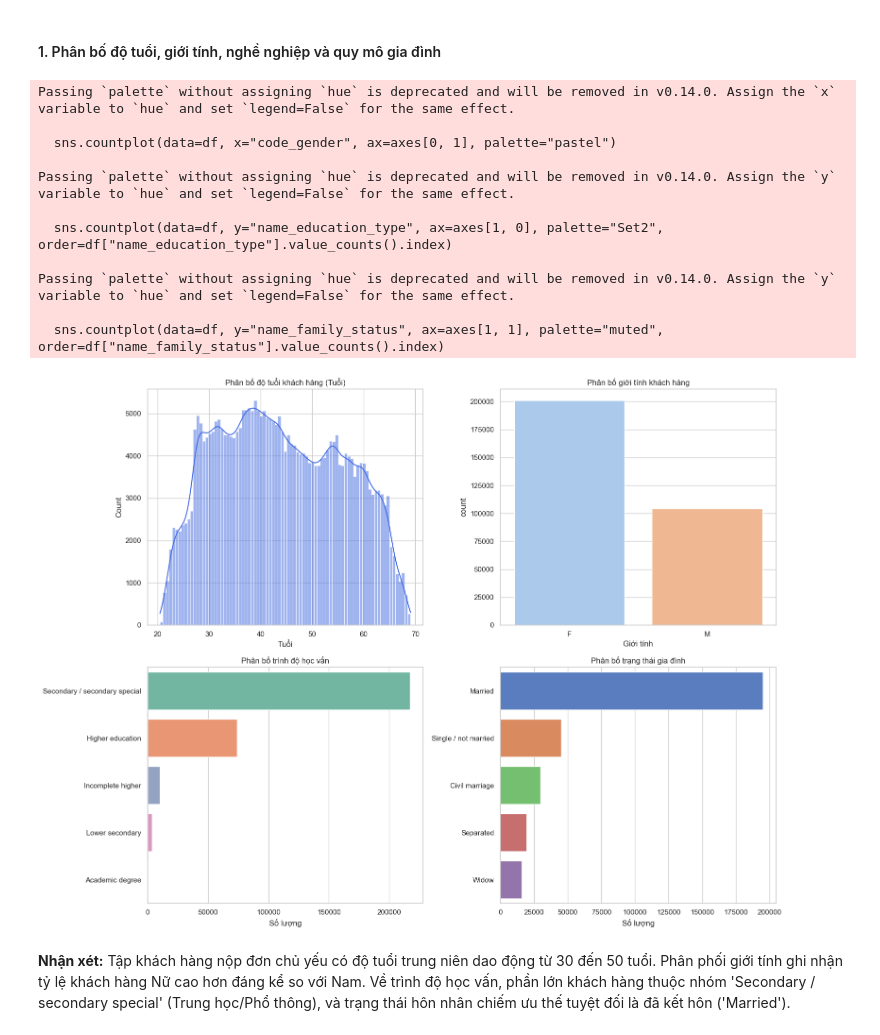
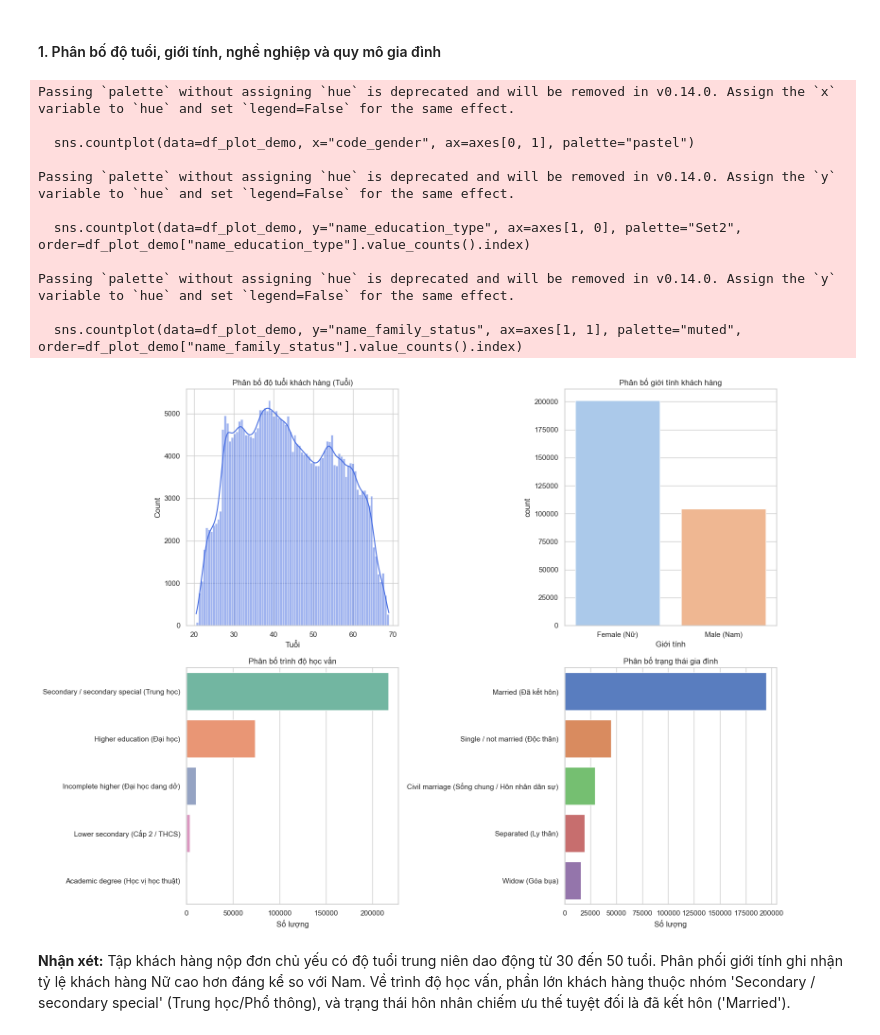
Before and after one commit to thanhhung9720001-collab/credit-risk-classifier, a Jupyter notebook: notebooks/04_eda_visualization.ipynb, the cells around one changed output. Cells and saved outputs as stored; diff of their text form; code cells hidden in the pictures.

```diff
--- a/notebooks/04_eda_visualization.ipynb
+++ b/notebooks/04_eda_visualization.ipynb
@@ -183,45 +183,74 @@ Name: target, dtype: float64
 # %% [markdown]
 #### 1. Phân bố độ tuổi, giới tính, nghề nghiệp và quy mô gia đình
 # %%
+# Tạo bản sao tạm thời để map nhãn tiếng Việt phục vụ trực quan hóa
+df_plot_demo = df.copy()
+
+gender_map = {
+    "F": "Female (Nữ)",
+    "M": "Male (Nam)",
+    "XNA": "XNA (Chưa xác định)"
+}
+df_plot_demo['code_gender'] = df_plot_demo['code_gender'].map(gender_map).fillna(df_plot_demo['code_gender'])
+
+education_map = {
+    "Secondary / secondary special": "Secondary / secondary special (Trung học)",
+    "Higher education": "Higher education (Đại học)",
+    "Incomplete higher": "Incomplete higher (Đại học dang dở)",
+    "Lower secondary": "Lower secondary (Cấp 2 / THCS)",
+    "Academic degree": "Academic degree (Học vị học thuật)"
+}
+df_plot_demo['name_education_type'] = df_plot_demo['name_education_type'].map(education_map).fillna(df_plot_demo['name_education_type'])
+
+family_map = {
+    "Married": "Married (Đã kết hôn)",
+    "Single / not married": "Single / not married (Độc thân)",
+    "Civil marriage": "Civil marriage (Sống chung / Hôn nhân dân sự)",
+    "Separated": "Separated (Ly thân)",
+    "Widow": "Widow (Góa bụa)",
+    "Unknown": "Unknown (Chưa xác định)"
+}
+df_plot_demo['name_family_status'] = df_plot_demo['name_family_status'].map(family_map).fillna(df_plot_demo['name_family_status'])
+
 fig, axes = plt.subplots(2, 2, figsize=(16, 12))
 
 # 1. Phân bố độ tuổi
-sns.histplot(data=df, x="age", kde=True, ax=axes[0, 0], color="royalblue")
+sns.histplot(data=df_plot_demo, x="age", kde=True, ax=axes[0, 0], color="royalblue")
 axes[0, 0].set_title("Phân bố độ tuổi khách hàng (Tuổi)")
 axes[0, 0].set_xlabel("Tuổi")
 
 # 2. Phân bố giới tính
-sns.countplot(data=df, x="code_gender", ax=axes[0, 1], palette="pastel")
+sns.countplot(data=df_plot_demo, x="code_gender", ax=axes[0, 1], palette="pastel")
 axes[0, 1].set_title("Phân bố giới tính khách hàng")
 axes[0, 1].set_xlabel("Giới tính")
 
 # 3. Phân bố trình độ học vấn
-sns.countplot(data=df, y="name_education_type", ax=axes[1, 0], palette="Set2", order=df["name_education_type"].value_counts().index)
+sns.countplot(data=df_plot_demo, y="name_education_type", ax=axes[1, 0], palette="Set2", order=df_plot_demo["name_education_type"].value_counts().index)
 axes[1, 0].set_title("Phân bố trình độ học vấn")
 axes[1, 0].set_xlabel("Số lượng")
 axes[1, 0].set_ylabel("")
 
 # 4. Phân bố trạng thái gia đình
-sns.countplot(data=df, y="name_family_status", ax=axes[1, 1], palette="muted", order=df["name_family_status"].value_counts().index)
+sns.countplot(data=df_plot_demo, y="name_family_status", ax=axes[1, 1], palette="muted", order=df_plot_demo["name_family_status"].value_counts().index)
 axes[1, 1].set_title("Phân bố trạng thái gia đình")
 axes[1, 1].set_xlabel("Số lượng")
 axes[1, 1].set_ylabel("")
 
 plt.tight_layout()
 plt.show()
 # %% [output]
 Passing `palette` without assigning `hue` is deprecated and will be removed in v0.14.0. Assign the `x` variable to `hue` and set `legend=False` for the same effect.
 
-  sns.countplot(data=df, x="code_gender", ax=axes[0, 1], palette="pastel")
+  sns.countplot(data=df_plot_demo, x="code_gender", ax=axes[0, 1], palette="pastel")
 
 Passing `palette` without assigning `hue` is deprecated and will be removed in v0.14.0. Assign the `y` variable to `hue` and set `legend=False` for the same effect.
 
-  sns.countplot(data=df, y="name_education_type", ax=axes[1, 0], palette="Set2", order=df["name_education_type"].value_counts().index)
+  sns.countplot(data=df_plot_demo, y="name_education_type", ax=axes[1, 0], palette="Set2", order=df_plot_demo["name_education_type"].value_counts().index)
 
 Passing `palette` without assigning `hue` is deprecated and will be removed in v0.14.0. Assign the `y` variable to `hue` and set `legend=False` for the same effect.
 
-  sns.countplot(data=df, y="name_family_status", ax=axes[1, 1], palette="muted", order=df["name_family_status"].value_counts().index)
+  sns.countplot(data=df_plot_demo, y="name_family_status", ax=axes[1, 1], palette="muted", order=df_plot_demo["name_family_status"].value_counts().index)
-[figure, old version]
+[figure, new version]
 # %% [markdown]
 **Nhận xét:** Tập khách hàng nộp đơn chủ yếu có độ tuổi trung niên dao động từ 30 đến 50 tuổi. Phân phối giới tính ghi nhận tỷ lệ khách hàng Nữ cao hơn đáng kể so với Nam. Về trình độ học vấn, phần lớn khách hàng thuộc nhóm 'Secondary / secondary special' (Trung học/Phổ thông), và trạng thái hôn nhân chiếm ưu thế tuyệt đối là đã kết hôn ('Married').
 # %% [markdown]
```
Also changed, not shown: 1 other file.
